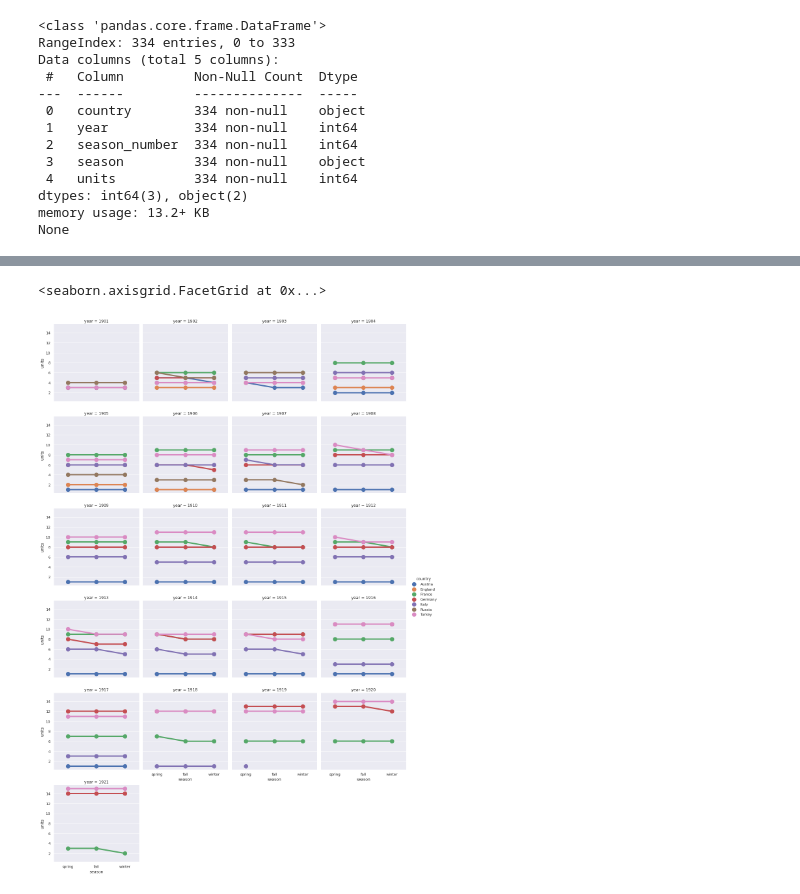
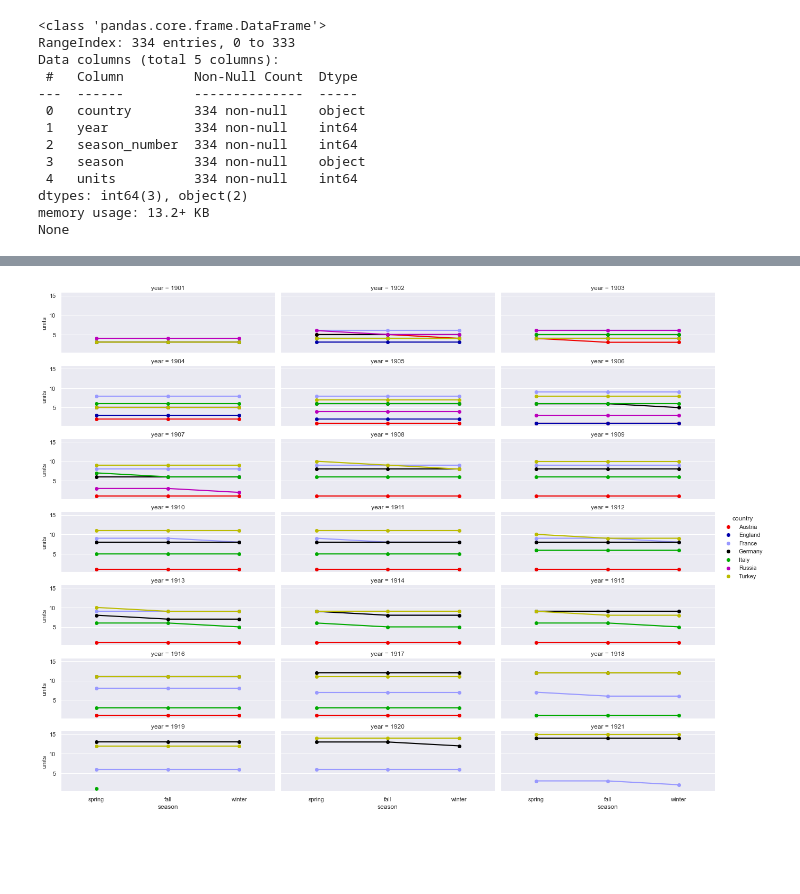
Before and after one commit to kingbd2/diplomacy-analysis, a Jupyter notebook: diplomacy_gif_maker/dataAnalysis.ipynb, the cells around one changed output, grey strips where cells are left out. Cells and saved outputs as stored; diff of their text form; code cells hidden in the pictures; blank space fills up the shorter version.

Commit message:
Added new line graphs, saved to png

```diff
--- a/diplomacy_gif_maker/dataAnalysis.ipynb
+++ b/diplomacy_gif_maker/dataAnalysis.ipynb
@@ -5,6 +5,7 @@ import numpy as np
 # %%
 BASE_DIR = os.path.dirname(os.path.dirname(os.path.abspath(os.path.abspath(''))))
 csv_data_path = os.path.join(BASE_DIR, 'diplomacy_gif_maker/diplomacy_gif_maker/csv')
+plots_path = os.path.join(BASE_DIR, 'diplomacy_gif_maker/diplomacy_gif_maker/images/plots')
 # %%
 unitChangeCount_df = pd.read_csv(csv_data_path + "/unitChangeCount_full.csv")
 unitsByPlayer_df = pd.read_csv(csv_data_path + "/unitsByPlayer_full.csv")
@@ -100,3 +92,13 @@ plt.legend('ABCDEF', ncol=2, loc='upper left');
+# %%
+palette={
+      'Austria':(0.941176470588,0.0,0.0),
+      'England':(0.0,0.0,0.66667),
+      'France':(.6,.6,1.0),
+      'Germany':(0.0,0.0,0.0),
+      'Italy':(0.0,0.66667,0.0),
+      'Russia':(0.733333333333,0.0,0.733333333333),
+      'Turkey':(0.733333333333,0.733333333333,0.0),
+    }
 # %%
 print(country_season_df_sorted.info())
 # %% [output]
@@ -132,8 +125,9 @@ g.fig.set_size_inches(15,10)
 # %%
-sns.catplot(x="season", y="units", hue="country", order=['spring', 'fall', 'winter'], col="year",
-               col_wrap=4, height=4, aspect=1, scale=1.5,
-               data=country_season_df_sorted, kind="point")
+units_by_year_plot = sns.catplot(x="season", y="units", hue="country", order=['spring', 'fall', 'winter'], col="year",
+               col_wrap=3, height=2, aspect=3, scale=.8,
+               data=country_season_df_sorted, kind="point", palette=palette)
+units_by_year_fig = units_by_year_plot.savefig(plots_path + "/unitsByYear.png")
+# units_by_year_fig.savefig(plots_path + "/unitsByYear.png")
 # %% [output]
-<seaborn.axisgrid.FacetGrid at 0x...>
-[figure, old version]
+[figure, new version]
 # %%
```
Also changed, not shown: parts of 8 cells of this notebook, 1 other file.
